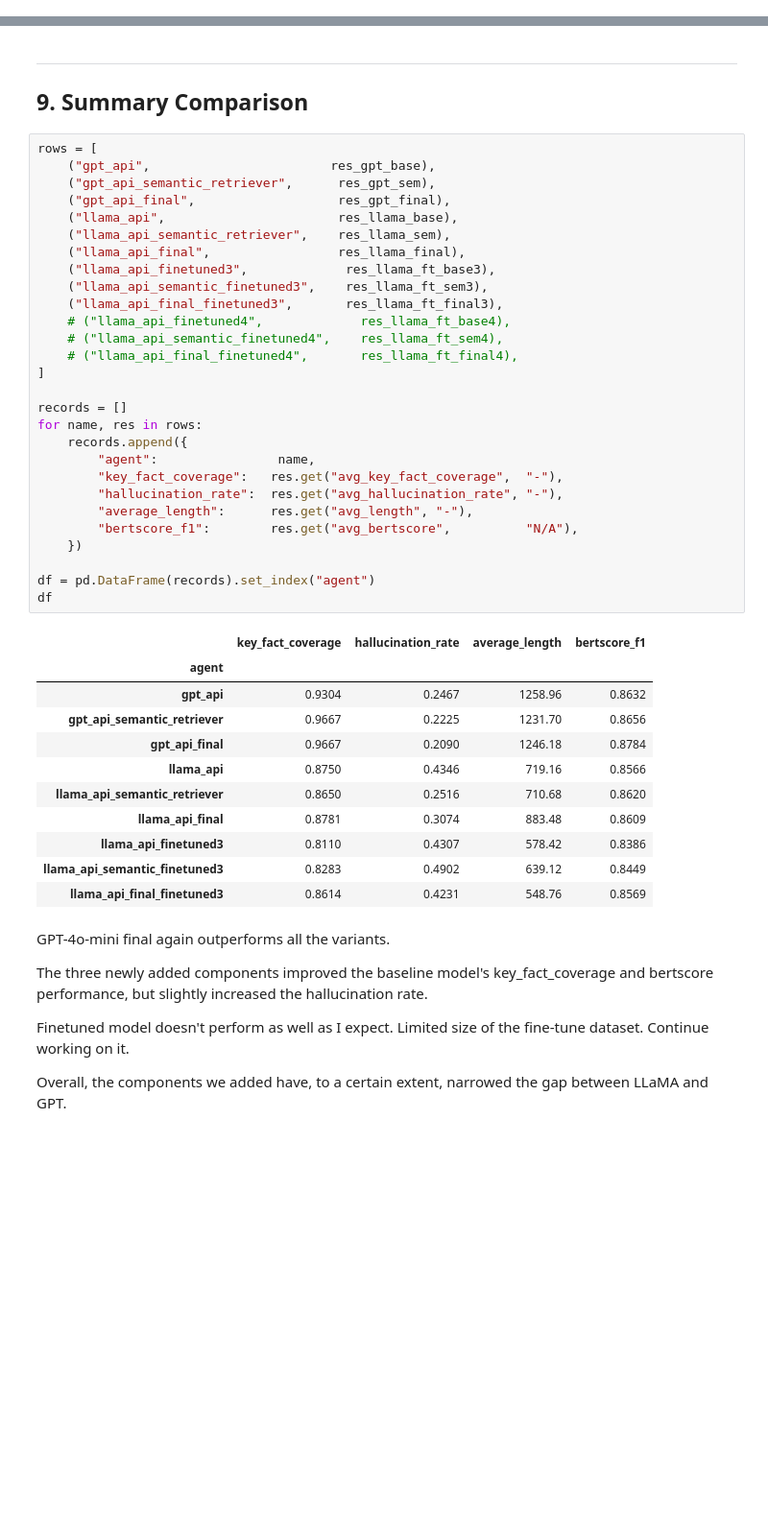
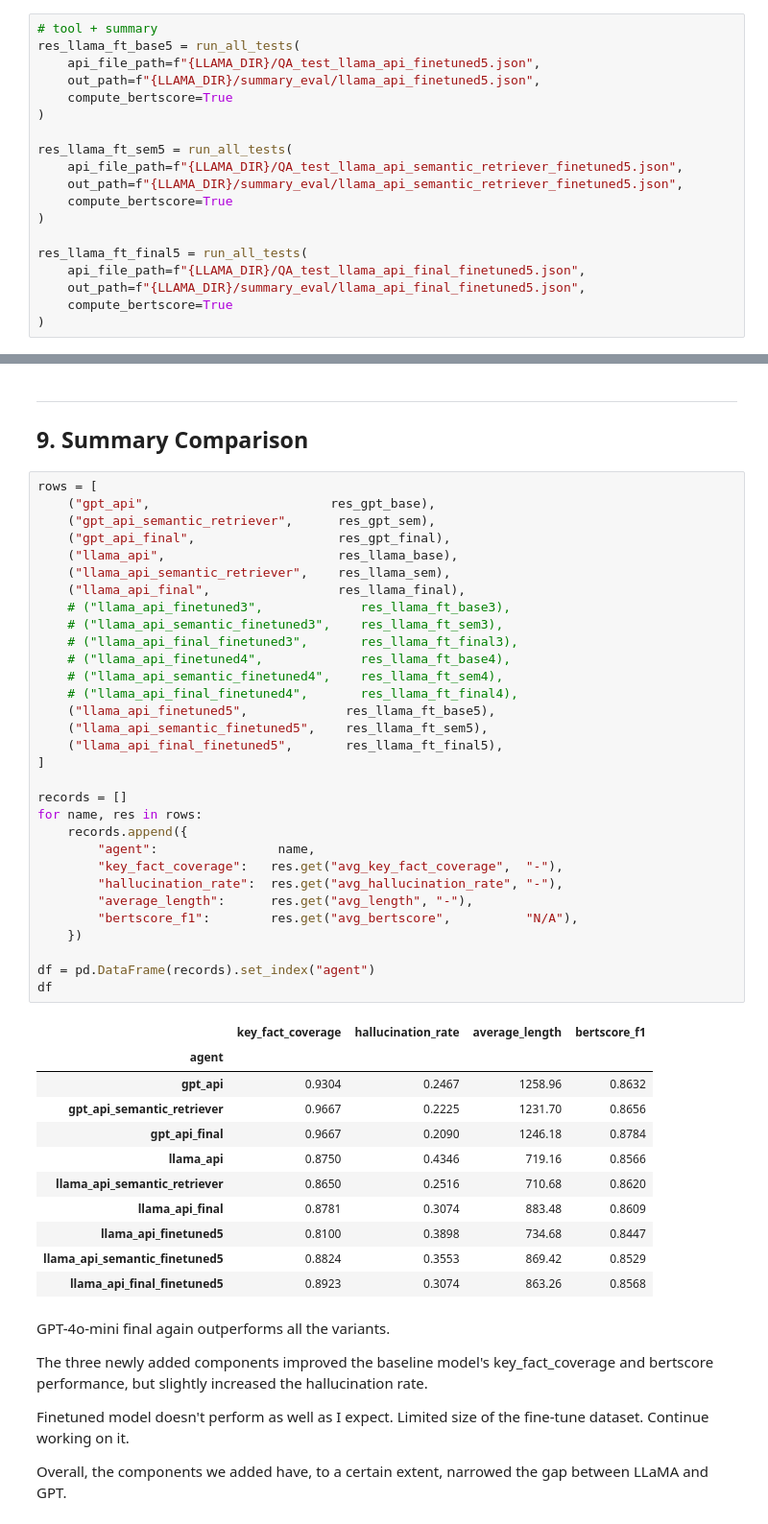
Before and after one commit to dcr225619/DS5500-RAG, a Jupyter notebook: summary_evaluation_benchmark.ipynb, the cells around one changed output, grey strips where cells are left out. Shown at 96% size. Cells and saved outputs as stored; diff of their text form; blank space fills up the shorter version.

```diff
--- a/summary_evaluation_benchmark.ipynb
+++ b/summary_evaluation_benchmark.ipynb
@@ -473,0 +538,19 @@ Results saved to files/llama3.2/summary_eval/llama_api_final_finetuned3.json
+# %%
+# tool + summary
+res_llama_ft_base5 = run_all_tests(
+    api_file_path=f"{LLAMA_DIR}/QA_test_llama_api_finetuned5.json",
+    out_path=f"{LLAMA_DIR}/summary_eval/llama_api_finetuned5.json",
+    compute_bertscore=True
+)
+
+res_llama_ft_sem5 = run_all_tests(
+    api_file_path=f"{LLAMA_DIR}/QA_test_llama_api_semantic_retriever_finetuned5.json",
+    out_path=f"{LLAMA_DIR}/summary_eval/llama_api_semantic_retriever_finetuned5.json",
+    compute_bertscore=True
+)
+
+res_llama_ft_final5 = run_all_tests(
+    api_file_path=f"{LLAMA_DIR}/QA_test_llama_api_final_finetuned5.json",
+    out_path=f"{LLAMA_DIR}/summary_eval/llama_api_final_finetuned5.json",
+    compute_bertscore=True
+)
@@ -564,39 +792,42 @@ rows = [
     ("gpt_api_final",                   res_gpt_final),
     ("llama_api",                       res_llama_base),
     ("llama_api_semantic_retriever",    res_llama_sem),
     ("llama_api_final",                 res_llama_final),
-    ("llama_api_finetuned3",             res_llama_ft_base3),
-    ("llama_api_semantic_finetuned3",    res_llama_ft_sem3),
-    ("llama_api_final_finetuned3",       res_llama_ft_final3),
+    # ("llama_api_finetuned3",             res_llama_ft_base3),
+    # ("llama_api_semantic_finetuned3",    res_llama_ft_sem3),
+    # ("llama_api_final_finetuned3",       res_llama_ft_final3),
     # ("llama_api_finetuned4",             res_llama_ft_base4),
     # ("llama_api_semantic_finetuned4",    res_llama_ft_sem4),
     # ("llama_api_final_finetuned4",       res_llama_ft_final4),
+    ("llama_api_finetuned5",             res_llama_ft_base5),
+    ("llama_api_semantic_finetuned5",    res_llama_ft_sem5),
+    ("llama_api_final_finetuned5",       res_llama_ft_final5),
 ]
 
 records = []
 for name, res in rows:
     records.append({
         "agent":                name,
         "key_fact_coverage":   res.get("avg_key_fact_coverage",  "-"),
         "hallucination_rate":  res.get("avg_hallucination_rate", "-"),
         "average_length":      res.get("avg_length", "-"),
         "bertscore_f1":        res.get("avg_bertscore",          "N/A"),
     })
 
 df = pd.DataFrame(records).set_index("agent")
 df
 # %% [output]
 |  | key_fact_coverage | hallucination_rate | average_length | bertscore_f1 |
 | agent |  |  |  |  |
 | gpt_api | 0.9304 | 0.2467 | 1258.96 | 0.8632 |
 | gpt_api_semantic_retriever | 0.9667 | 0.2225 | 1231.70 | 0.8656 |
 | gpt_api_final | 0.9667 | 0.2090 | 1246.18 | 0.8784 |
 | llama_api | 0.8750 | 0.4346 | 719.16 | 0.8566 |
 | llama_api_semantic_retriever | 0.8650 | 0.2516 | 710.68 | 0.8620 |
 | llama_api_final | 0.8781 | 0.3074 | 883.48 | 0.8609 |
-| llama_api_finetuned3 | 0.8110 | 0.4307 | 578.42 | 0.8386 |
-| llama_api_semantic_finetuned3 | 0.8283 | 0.4902 | 639.12 | 0.8449 |
-| llama_api_final_finetuned3 | 0.8614 | 0.4231 | 548.76 | 0.8569 |
+| llama_api_finetuned5 | 0.8100 | 0.3898 | 734.68 | 0.8447 |
+| llama_api_semantic_finetuned5 | 0.8824 | 0.3553 | 869.42 | 0.8529 |
+| llama_api_final_finetuned5 | 0.8923 | 0.3074 | 863.26 | 0.8568 |
 # %% [markdown]
 GPT-4o-mini final again outperforms all the variants.
 
```
Also changed, not shown: parts of 12 cells of this notebook, 32 other files.
